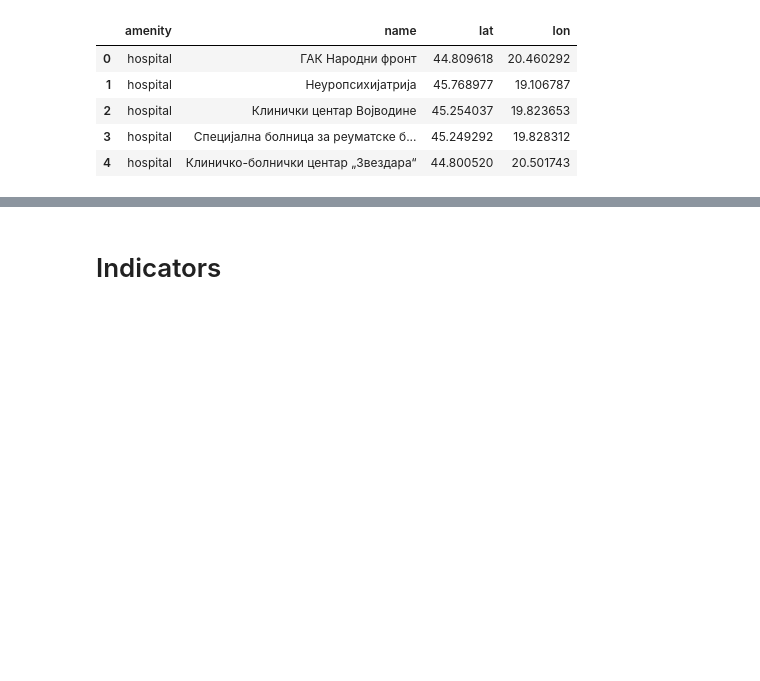
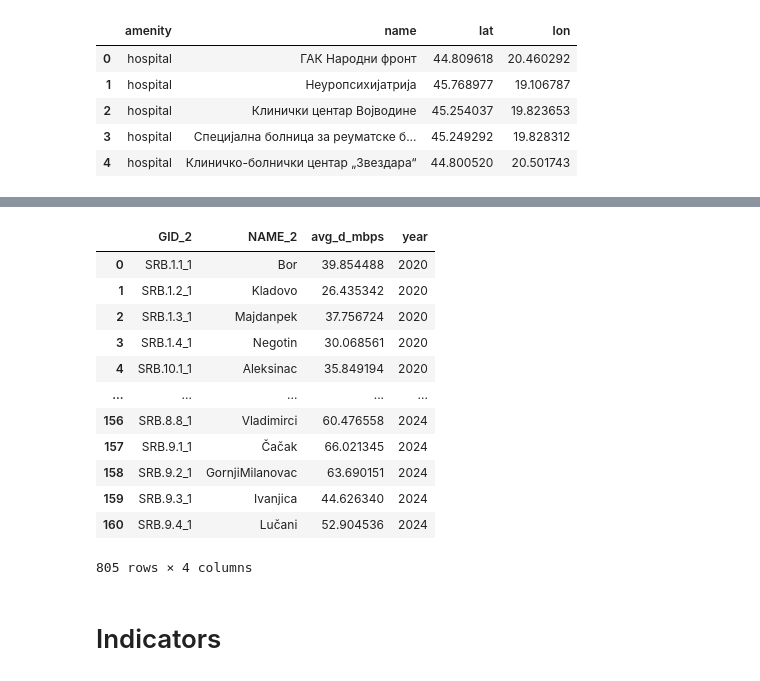
Before and after one commit to sonleh96/wb-gpbp-ldt, a Jupyter notebook: notebooks/cell_tower.ipynb, the cells around one changed output, grey strips where cells are left out. Cells and saved outputs as stored; diff of their text form; code cells hidden in the pictures; blank space fills up the shorter version.

```diff
--- a/notebooks/cell_tower.ipynb
+++ b/notebooks/cell_tower.ipynb
@@ -172,0 +346,19 @@ assets_joined.head()
+# %%
+dfs = []
+for year in [2020, 2021, 2022, 2023, 2024]:
+    ookla_mobile = pd.read_parquet(rf"D:\Work\WB\LDT\countries\SRB\raw_data\internet\{year}_combined_mobile.parquet")
+    ookla_mobile.quadkey = ookla_mobile.quadkey.astype('str')
+    from shapely import wkt
+    geometry = wkt.loads(ookla_mobile['tile'])
+    ookla_mobile = gpd.GeoDataFrame(ookla_mobile, geometry=geometry, crs=poly.crs)
+
+    mobile_df = gpd.sjoin(ookla_mobile, poly[['GID_2', 'NAME_2', 'geometry']], how='inner')
+    mobile_gb = mobile_df.groupby(['GID_2', 'NAME_2']).agg({'avg_d_kbps': 'mean'}).reset_index()
+    mobile_gb['year'] = year
+    mobile_gb['avg_d_kbps'] = mobile_gb['avg_d_kbps']/1000
+    mobile_gb = mobile_gb.rename({'avg_d_kbps': 'avg_d_mbps'}, axis=1)
+
+    dfs.append(mobile_gb)
+
+df_mobile = pd.concat(dfs, axis=0)
+df_mobile.to_csv('D:\Work\WB\LDT\countries\SRB\\datasets\SRB_mobile_full.csv', index=False)
@@ -173,3 +381,19 @@ assets_joined.head()
+# %%
+df_mobile
+# %% [output]
+|  | GID_2 | NAME_2 | avg_d_mbps | year |
+| 0 | SRB.1.1_1 | Bor | 39.854488 | 2020 |
+| 1 | SRB.1.2_1 | Kladovo | 26.435342 | 2020 |
+| 2 | SRB.1.3_1 | Majdanpek | 37.756724 | 2020 |
+| 3 | SRB.1.4_1 | Negotin | 30.068561 | 2020 |
+| 4 | SRB.10.1_1 | Aleksinac | 35.849194 | 2020 |
+| ... | ... | ... | ... | ... |
+| 156 | SRB.8.8_1 | Vladimirci | 60.476558 | 2024 |
+| 157 | SRB.9.1_1 | Čačak | 66.021345 | 2024 |
+| 158 | SRB.9.2_1 | GornjiMilanovac | 63.690151 | 2024 |
+| 159 | SRB.9.3_1 | Ivanjica | 44.626340 | 2024 |
+| 160 | SRB.9.4_1 | Lučani | 52.904536 | 2024 |
+805 rows × 4 columns
 # %% [markdown]
 # Indicators
 # %% [markdown]
```
Also changed, not shown: parts of 22 cells of this notebook, 12 other files.
